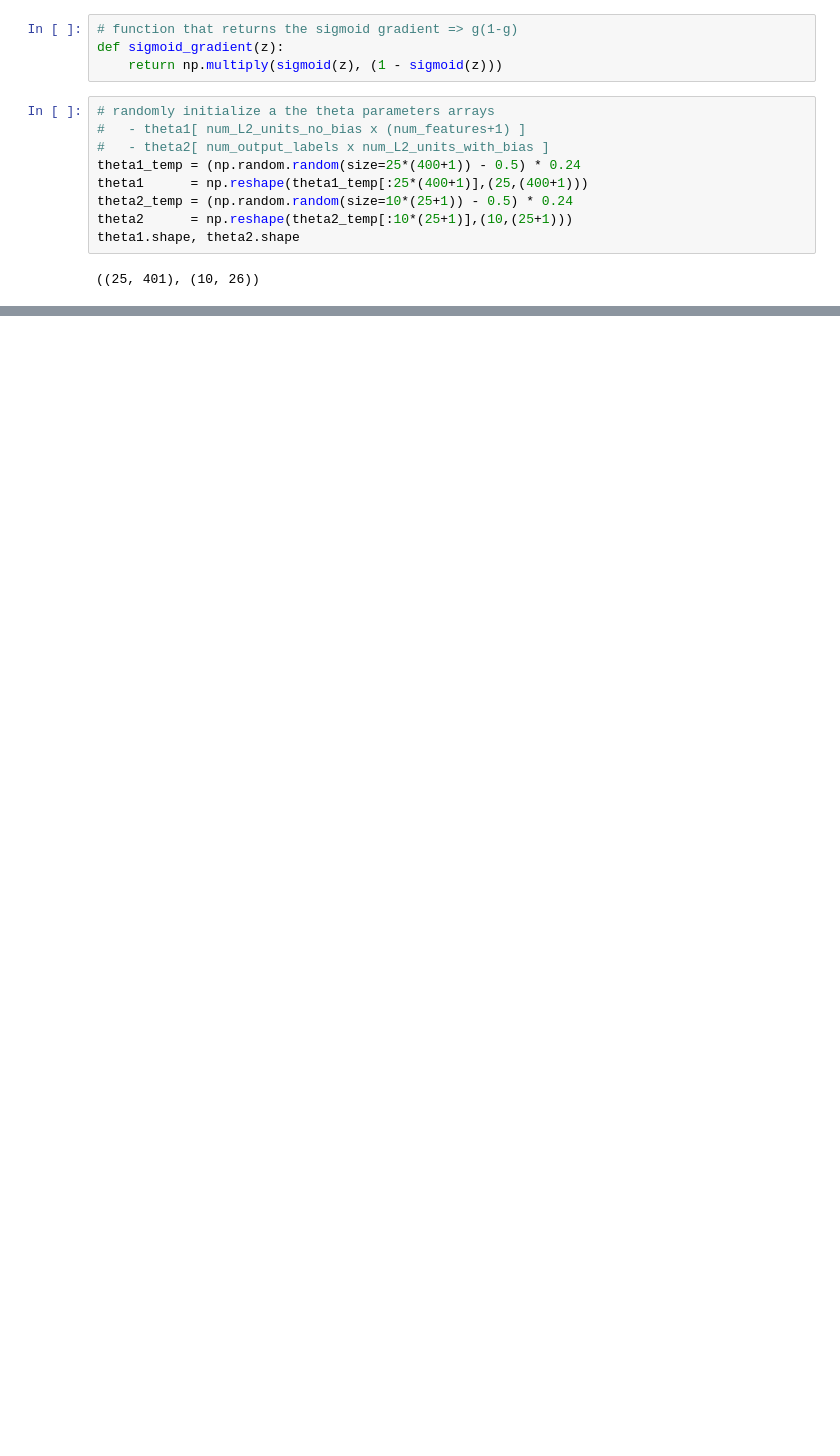
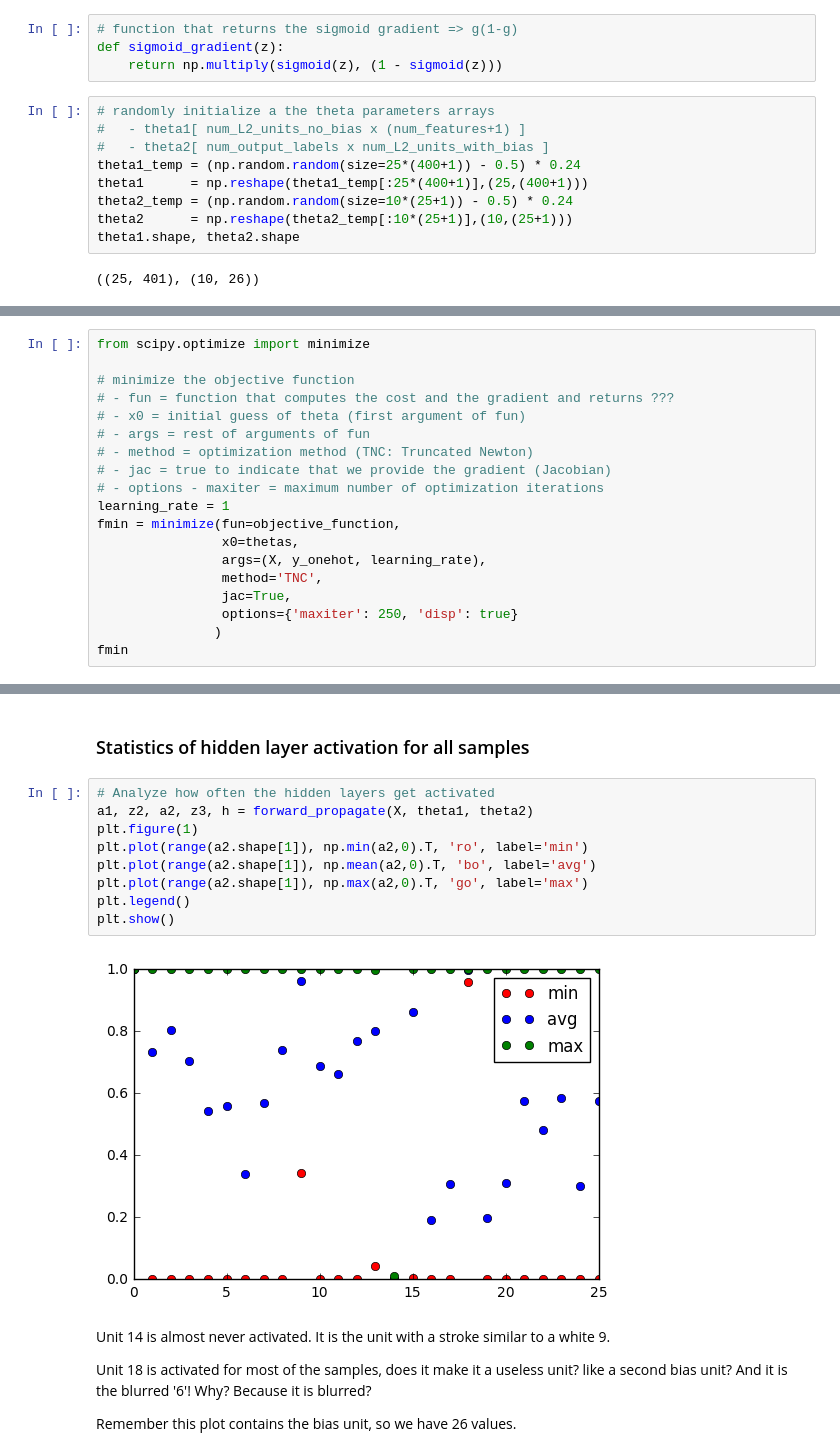
Before and after one commit to eduardbonada/ML-AndrewNg, a Jupyter notebook: ex4. NN/ex4. NN.ipynb, the cells around one changed output, grey strips where cells are left out. Saved outputs shown, nothing was run; the diff lists cells and outputs as text; blank space fills up the shorter version.

```diff
--- a/ex4. NN/ex4. NN.ipynb
+++ b/ex4. NN/ex4. NN.ipynb
@@ -320,0 +382,19 @@ gradient(X.shape[0], theta2, a1, z2, a2, h, y)
+# %%
+from scipy.optimize import minimize
+
+# minimize the objective function
+# - fun = function that computes the cost and the gradient and returns ???
+# - x0 = initial guess of theta (first argument of fun)
+# - args = rest of arguments of fun
+# - method = optimization method (TNC: Truncated Newton)
+# - jac = true to indicate that we provide the gradient (Jacobian)
+# - options - maxiter = maximum number of optimization iterations
+learning_rate = 1
+fmin = minimize(fun=objective_function,
+                x0=thetas,
+                args=(X, y_onehot, learning_rate),
+                method='TNC',
+                jac=True,
+                options={'maxiter': 250, 'disp': true}
+               )
+fmin
@@ -320,0 +569,19 @@ gradient(X.shape[0], theta2, a1, z2, a2, h, y)
+# %% [markdown]
+### Statistics of hidden layer activation for all samples
+# %%
+# Analyze how often the hidden layers get activated
+a1, z2, a2, z3, h = forward_propagate(X, theta1, theta2)
+plt.figure(1)
+plt.plot(range(a2.shape[1]), np.min(a2,0).T, 'ro', label='min')
+plt.plot(range(a2.shape[1]), np.mean(a2,0).T, 'bo', label='avg')
+plt.plot(range(a2.shape[1]), np.max(a2,0).T, 'go', label='max')
+plt.legend()
+plt.show()
+# %% [output]
+[figure, added]
+# %% [markdown]
+Unit 14 is almost never activated. It is the unit with a stroke similar to a white 9.
+
+Unit 18 is activated for most of the samples, does it make it a useless unit? like a second bias unit? And it is the blurred '6'! Why? Because it is blurred?
+
+Remember this plot contains the bias unit, so we have 26 values.
```
Also changed, not shown: parts of 33 cells of this notebook.
